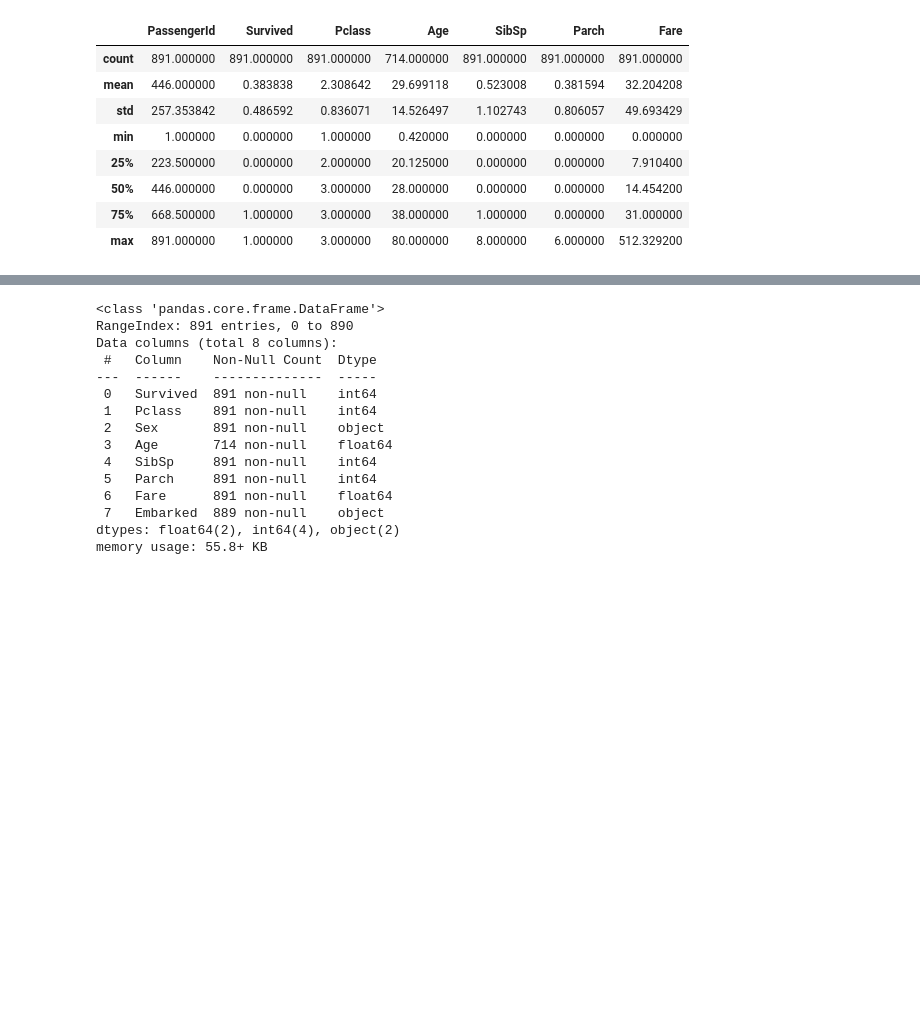
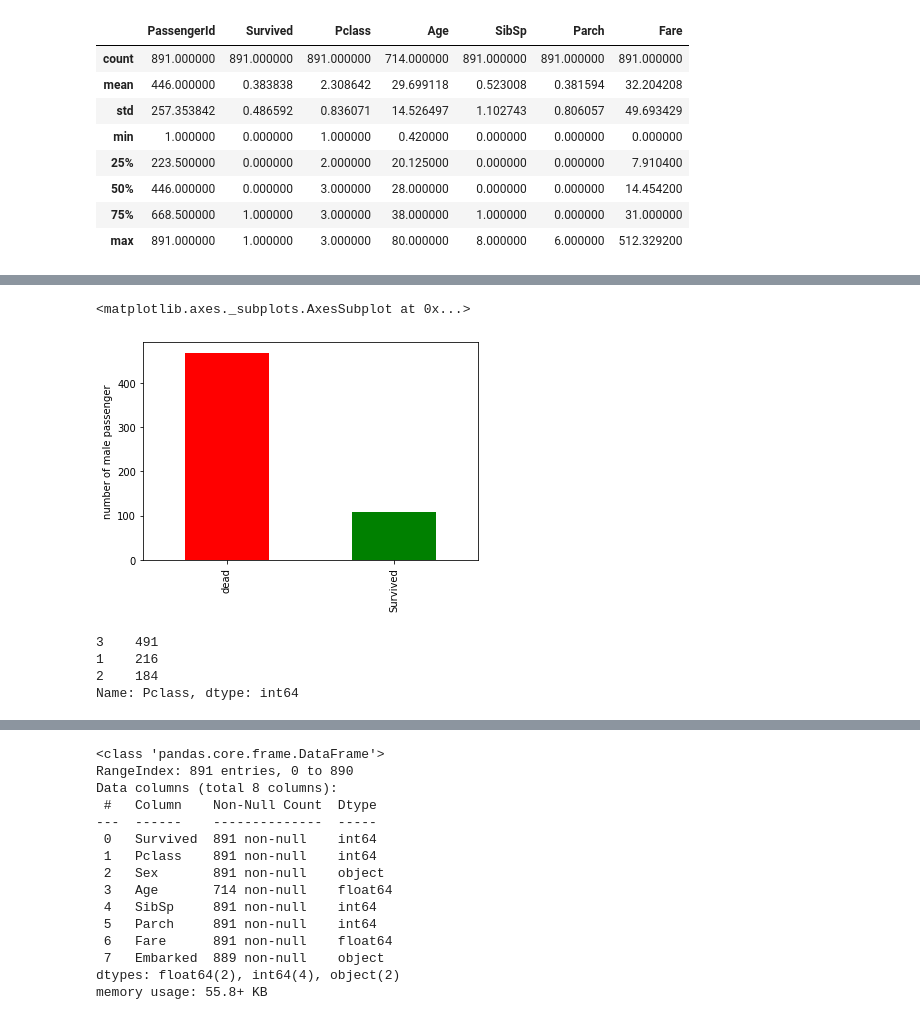
Before and after one commit to anmol9839/file, a Jupyter notebook: titanic.ipynb, the cells around one changed output, grey strips where cells are left out. Cells and saved outputs as stored; diff of their text form; code cells hidden in the pictures; blank space fills up the shorter version.

```diff
--- a/titanic.ipynb
+++ b/titanic.ipynb
@@ -50,0 +67,15 @@ df.head()
+# %%
+ax1 = df[df['Sex']=='male']['Survived'].value_counts().reindex([0,1]).plot(kind = 'bar', color=['r','g'])
+ax1.set_xticklabels(['dead','Survived'])
+ax1.set(ylabel='number of male passenger')
+ax1
+# %% [output]
+<matplotlib.axes._subplots.AxesSubplot at 0x...>
+[figure, added]
+# %%
+df['Pclass'].value_counts()
+# %% [output]
+3    491
+1    216
+2    184
+Name: Pclass, dtype: int64
```
Also changed, not shown: parts of 11 cells of this notebook.
